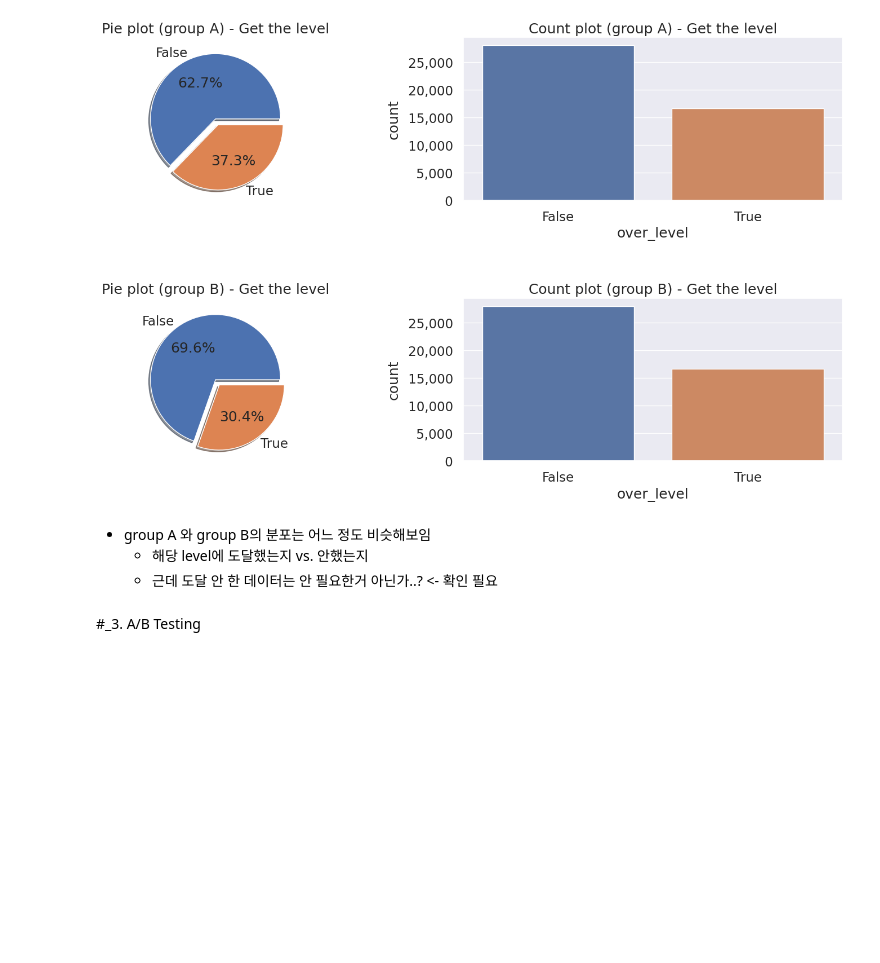
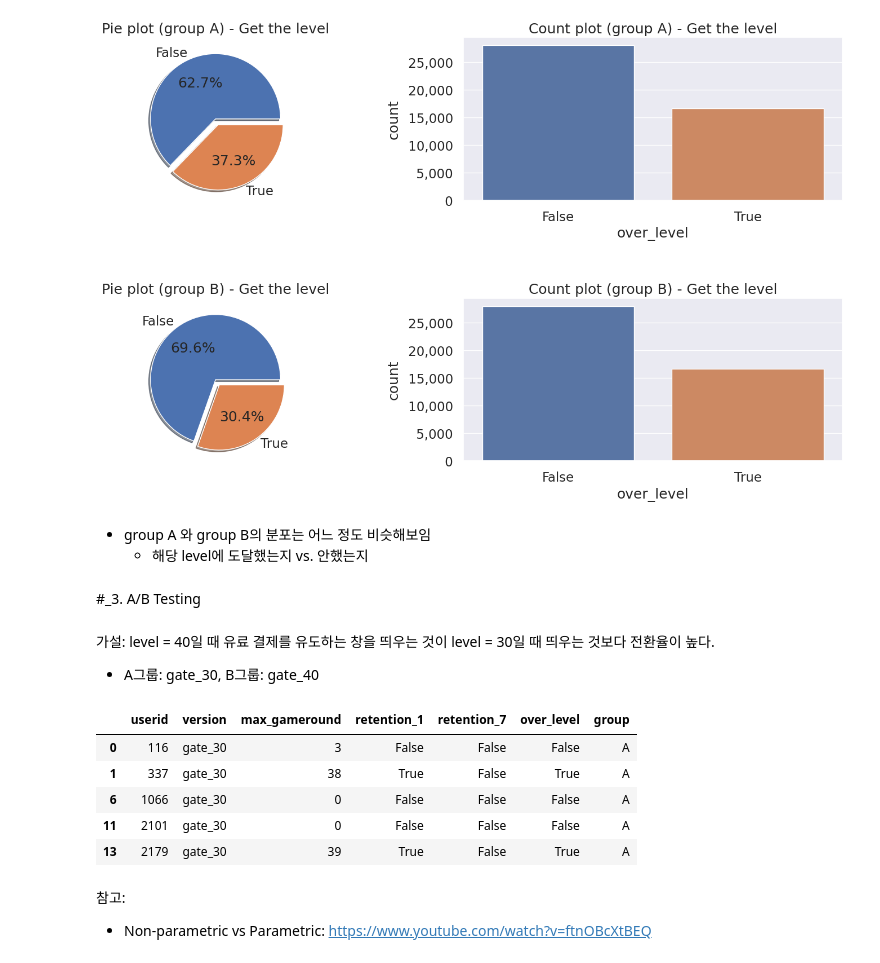
Before and after one commit to Nayoung-young/prj-game-abtesting, a Jupyter notebook: cookie_cats_abtesting.ipynb, the cells around one changed output. Drawn from its saved outputs; the diff is of its cells as text; code cells hidden in the pictures; blank space fills up the shorter version.

Commit message:
Version 2.0.0 (2023-06-06)
## In Progress
- Starting A/B test result analysis

```diff
--- a/cookie_cats_abtesting.ipynb
+++ b/cookie_cats_abtesting.ipynb
@@ -348,4 +354,3 @@ plt.tight_layout(pad=3);
 # %% [markdown]
 - group A 와 group B의 분포는 어느 정도 비슷해보임
   - 해당 level에 도달했는지 vs. 안했는지
-  - 근데 도달 안 한 데이터는 안 필요한거 아닌가..? <- 확인 필요
@@ -357,2 +357,18 @@ plt.tight_layout(pad=3);
 # %% [markdown]
 #_3. A/B Testing
+# %% [markdown]
+가설: level = 40일 때 유료 결제를 유도하는 창을 띄우는 것이 level = 30일 때 띄우는 것보다 전환율이 높다.
+
+- A그룹: gate_30, B그룹: gate_40
+# %%
+df_all = pd.concat([df_30, df_40])
+# %%
+df_all['group'] = np.where(df_all.version == 'gate_30', 'A', 'B')
+df_all.head()
+# %% [output]
+|  | userid | version | max_gameround | retention_1 | retention_7 | over_level | group |
+| 0 | 116 | gate_30 | 3 | False | False | False | A |
+| 1 | 337 | gate_30 | 38 | True | False | True | A |
+| 6 | 1066 | gate_30 | 0 | False | False | False | A |
+| 11 | 2101 | gate_30 | 0 | False | False | False | A |
+| 13 | 2179 | gate_30 | 39 | True | False | True | A |
@@ -358,0 +388,3 @@ plt.tight_layout(pad=3);
+# %% [markdown]
+참고:
+- Non-parametric vs Parametric: https://www.youtube.com/watch?v=ftnOBcXtBEQ
```
Also changed, not shown: parts of 5 cells of this notebook.
